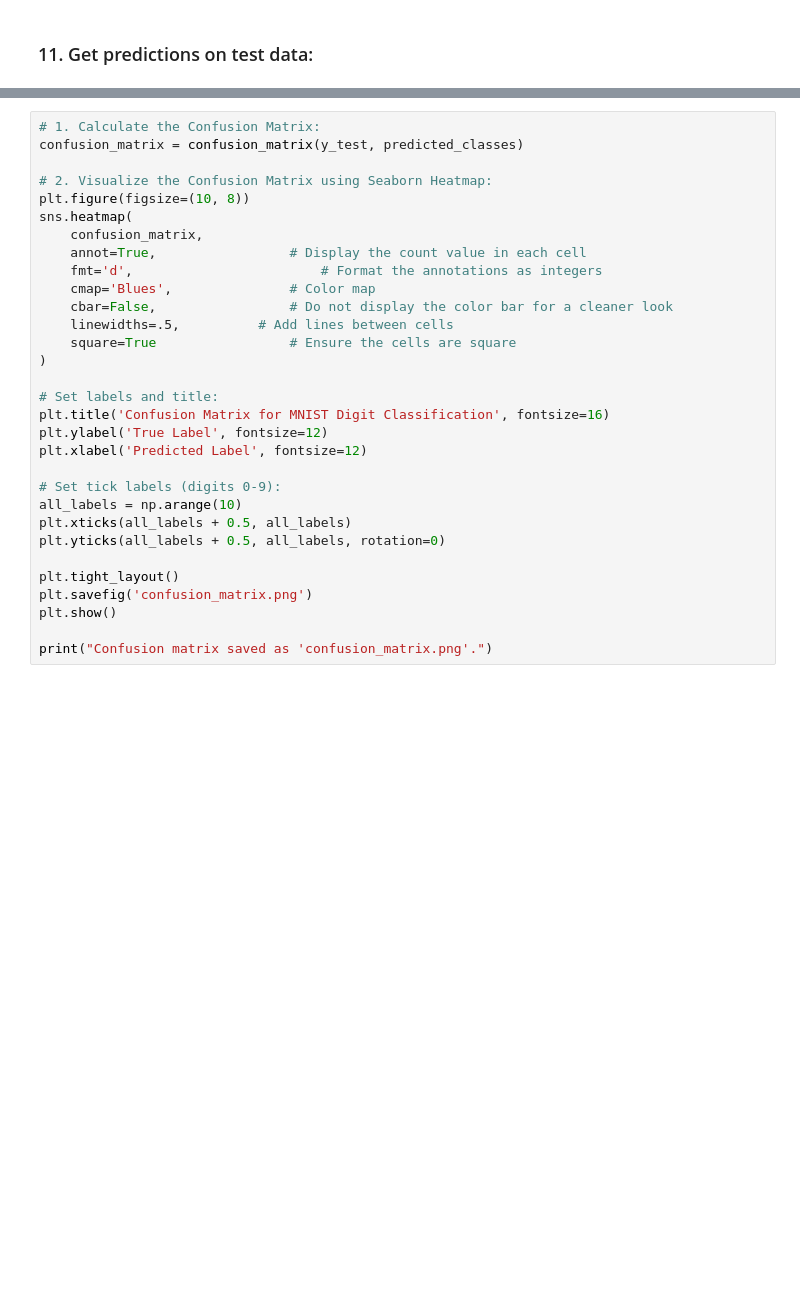
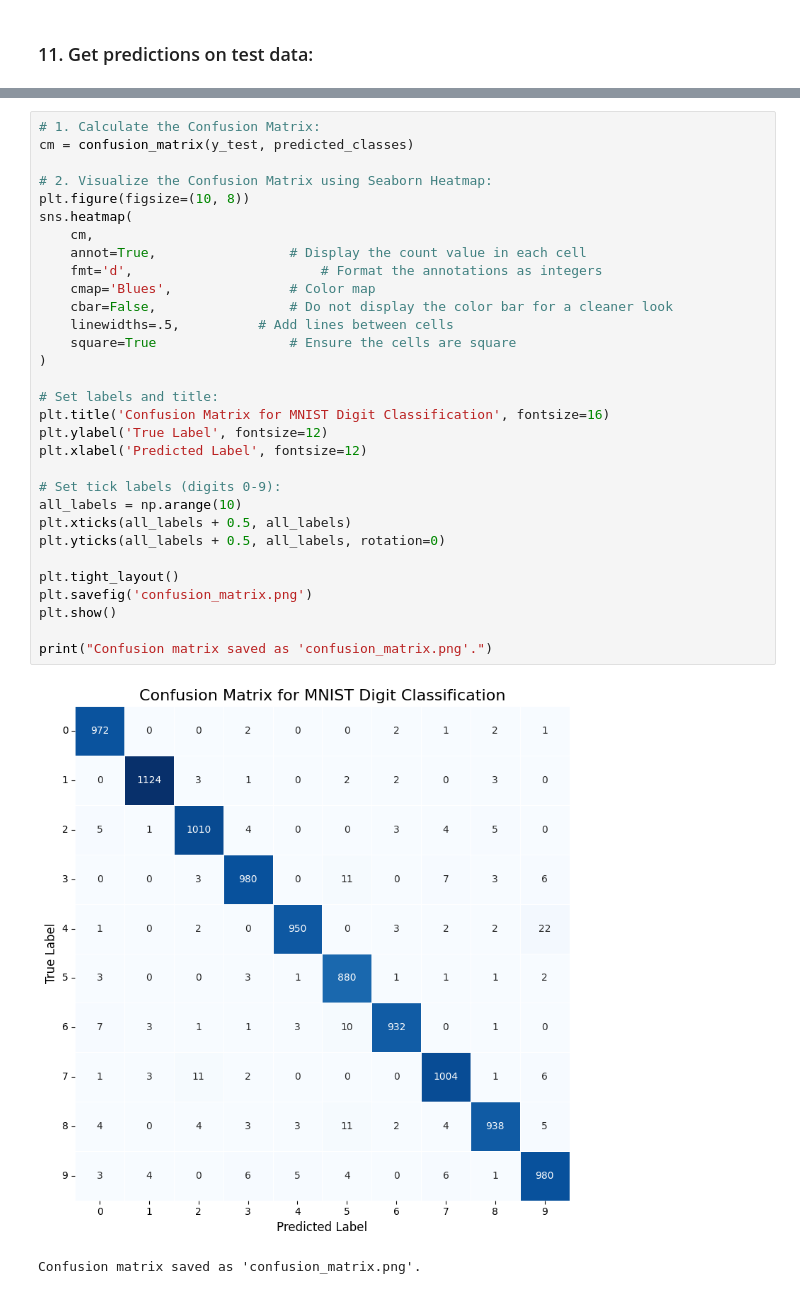
Before and after one commit to nadupoy/Cyber-Shujaa---Deep-Learning, a Jupyter notebook: deep_learning.ipynb, the cells around one changed output, grey strips where cells are left out. Drawn from its saved outputs; the diff is of its cells as text; blank space fills up the shorter version.

```diff
--- a/deep_learning.ipynb
+++ b/deep_learning.ipynb
@@ -320,31 +319,34 @@ First 10 Predicted Labels: [7 2 1 0 4 1 4 9 5 9]
 # %%
 # 1. Calculate the Confusion Matrix:
-confusion_matrix = confusion_matrix(y_test, predicted_classes)
+cm = confusion_matrix(y_test, predicted_classes)
 
 # 2. Visualize the Confusion Matrix using Seaborn Heatmap:
 plt.figure(figsize=(10, 8))
 sns.heatmap(
-	confusion_matrix,
+	cm,
 	annot=True,					# Display the count value in each cell
 	fmt='d',						# Format the annotations as integers
 	cmap='Blues',				# Color map
 	cbar=False,					# Do not display the color bar for a cleaner look
 	linewidths=.5,			# Add lines between cells
 	square=True					# Ensure the cells are square
 )
 
 # Set labels and title:
 plt.title('Confusion Matrix for MNIST Digit Classification', fontsize=16)
 plt.ylabel('True Label', fontsize=12)
 plt.xlabel('Predicted Label', fontsize=12)
 
 # Set tick labels (digits 0-9):
 all_labels = np.arange(10)
 plt.xticks(all_labels + 0.5, all_labels)
 plt.yticks(all_labels + 0.5, all_labels, rotation=0)
 
 plt.tight_layout()
 plt.savefig('confusion_matrix.png')
 plt.show()
 
 print("Confusion matrix saved as 'confusion_matrix.png'.")
+# %% [output]
+[figure, added]
+Confusion matrix saved as 'confusion_matrix.png'.
```
Also changed, not shown: parts of 11 cells of this notebook.
